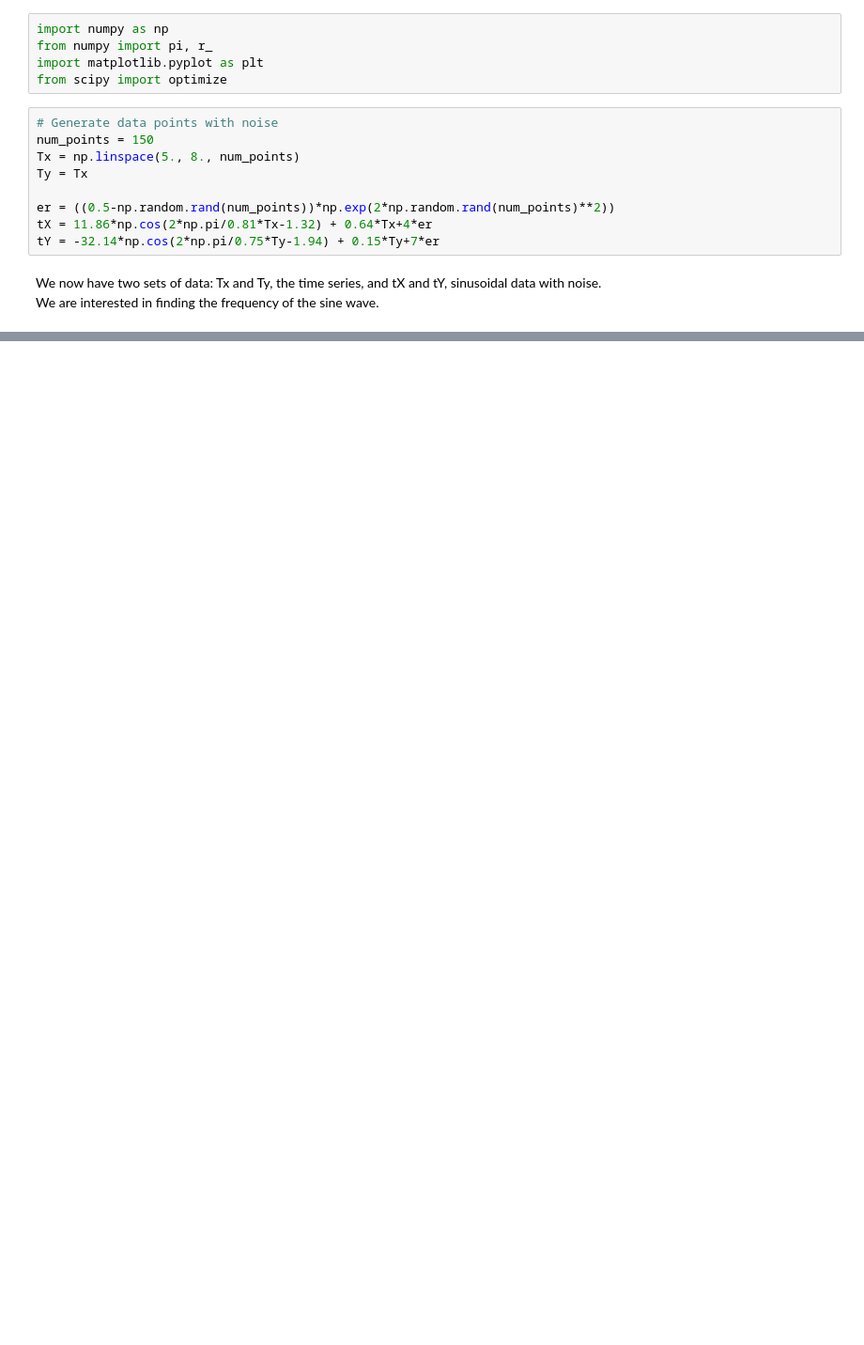
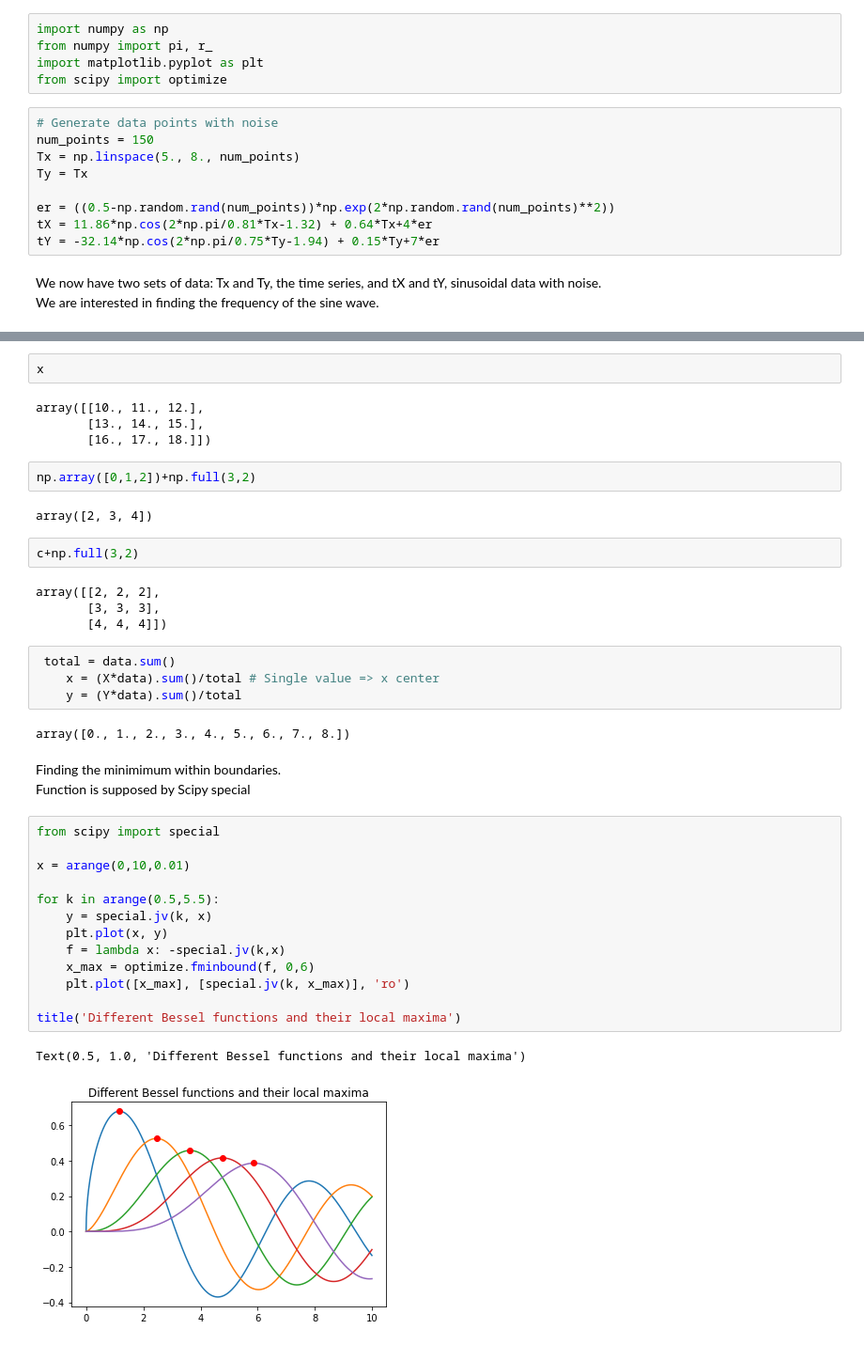
Before and after one commit to RyotaBannai/Data_Science, a Jupyter notebook: numpy:scipy/Fitting.ipynb, the cells around one changed output, grey strips where cells are left out. Shown at 94% size. Drawn from its saved outputs; the diff is of its cells as text; blank space fills up the shorter version.

```diff
--- a/numpy:scipy/Fitting.ipynb
+++ b/numpy:scipy/Fitting.ipynb
@@ -57,0 +301,41 @@ Adding an axes using the same arguments as a previous axes currently reuses the
+# %%
+x
+# %% [output]
+array([[10., 11., 12.],
+       [13., 14., 15.],
+       [16., 17., 18.]])
+# %%
+np.array([0,1,2])+np.full(3,2)
+# %% [output]
+array([2, 3, 4])
+# %%
+c+np.full(3,2)
+# %% [output]
+array([[2, 2, 2],
+       [3, 3, 3],
+       [4, 4, 4]])
+# %%
+ total = data.sum()
+    x = (X*data).sum()/total # Single value => x center
+    y = (Y*data).sum()/total
+# %% [output]
+array([0., 1., 2., 3., 4., 5., 6., 7., 8.])
+# %% [markdown]
+Finding the minimimum within boundaries.<br/>
+Function is supposed by Scipy special
+# %%
+from scipy import special
+
+x = arange(0,10,0.01)
+
+for k in arange(0.5,5.5):
+    y = special.jv(k, x)
+    plt.plot(x, y)
+    f = lambda x: -special.jv(k,x)
+    x_max = optimize.fminbound(f, 0,6)
+    plt.plot([x_max], [special.jv(k, x_max)], 'ro')
+
+title('Different Bessel functions and their local maxima')
+# %% [output]
+Text(0.5, 1.0, 'Different Bessel functions and their local maxima')
+[figure, added]
```
Also changed, not shown: parts of 25 cells of this notebook.
